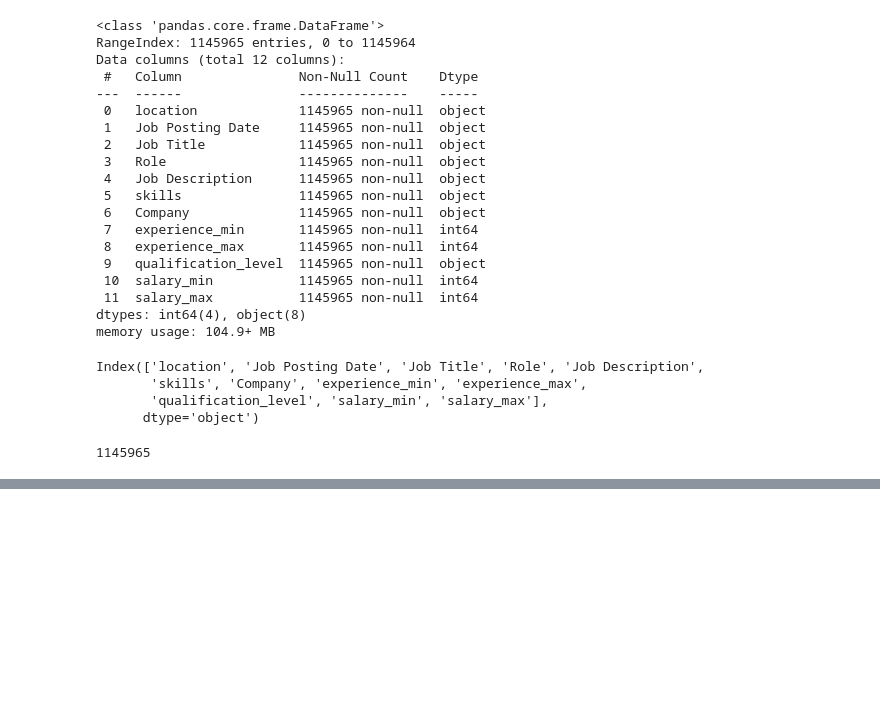
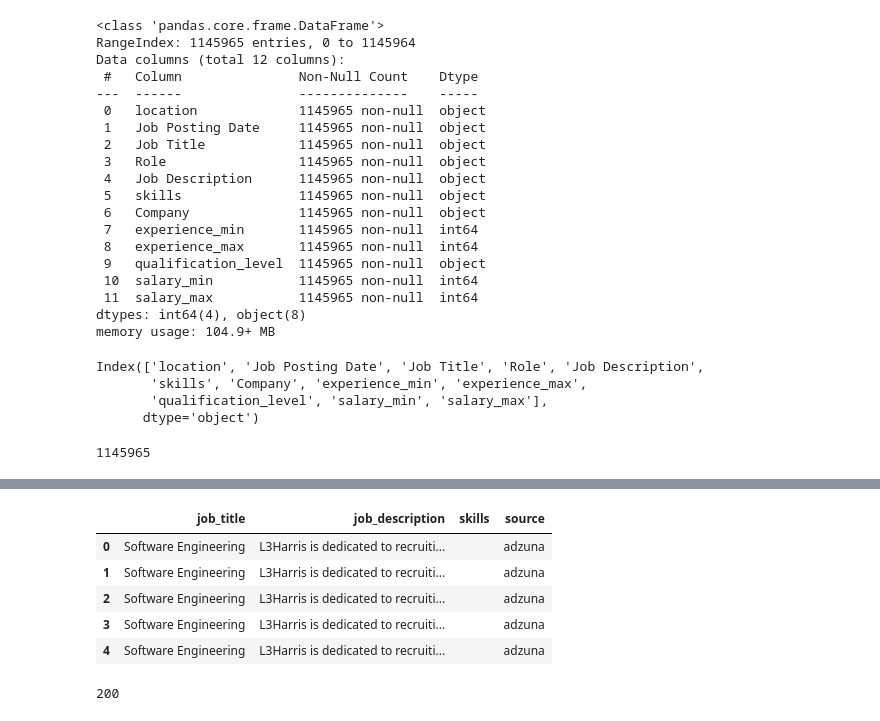
Before and after one commit to Psalmist70/curriculum-alignment-system, a Jupyter notebook: notebooks/curriculum_alignment_analysis.ipynb, the cells around one changed output, grey strips where cells are left out. Cells and saved outputs as stored; diff of their text form; code cells hidden in the pictures; blank space fills up the shorter version.

```diff
--- a/notebooks/curriculum_alignment_analysis.ipynb
+++ b/notebooks/curriculum_alignment_analysis.ipynb
@@ -140,0 +155,52 @@ df.to_csv(save_path, index=False)
+# %%
+APP_ID = "42f8d797"
+APP_KEY = "b50a2dae17cf36cc29d2261c6de142cd"
+# %%
+import requests
+
+def fetch_adzuna_jobs(query, page=1):
+    url = f"https://api.adzuna.com/v1/api/jobs/us/search/{page}"
+
+    params = {
+        "app_id": APP_ID,
+        "app_key": APP_KEY,
+        "results_per_page": 50,
+        "what": query,
+        "content-type": "application/json"
+    }
+
+    response = requests.get(url, params=params)
+    return response.json()
+# %%
+queries = [
+      "software engineer",
+      "data analyst",
+      "machine learning",
+      "cybersecurity"
+]
+adzuna_jobs = []
+
+for q in queries:
+    data = fetch_adzuna_jobs(q)
+
+    for job in data.get("results", []):
+        adzuna_jobs.append({
+             "job_title": job.get("title", ""),
+             "job_description": job.get("description", ""),
+             "skills": "",  # API does not always provide structured skills
+             "source": "adzuna"
+        })
+# %%
+df_adzuna = pd.DataFrame(adzuna_jobs)
+df_adzuna.head()
+# %% [output]
+|  | job_title | job_description | skills | source |
+| 0 | Software Engineering | L3Harris is dedicated to recruiti... |  | adzuna |
+| 1 | Software Engineering | L3Harris is dedicated to recruiti... |  | adzuna |
+| 2 | Software Engineering | L3Harris is dedicated to recruiti... |  | adzuna |
+| 3 | Software Engineering | L3Harris is dedicated to recruiti... |  | adzuna |
+| 4 | Software Engineering | L3Harris is dedicated to recruiti... |  | adzuna |
+# %%
+len(adzuna_jobs)
+# %% [output]
+200
```
Also changed, not shown: parts of 5 cells of this notebook.
